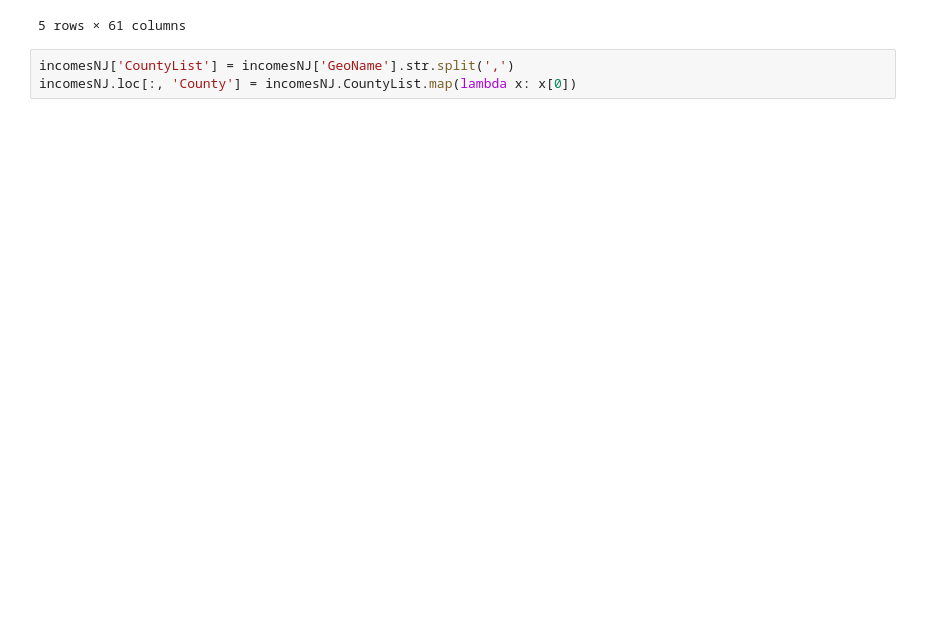
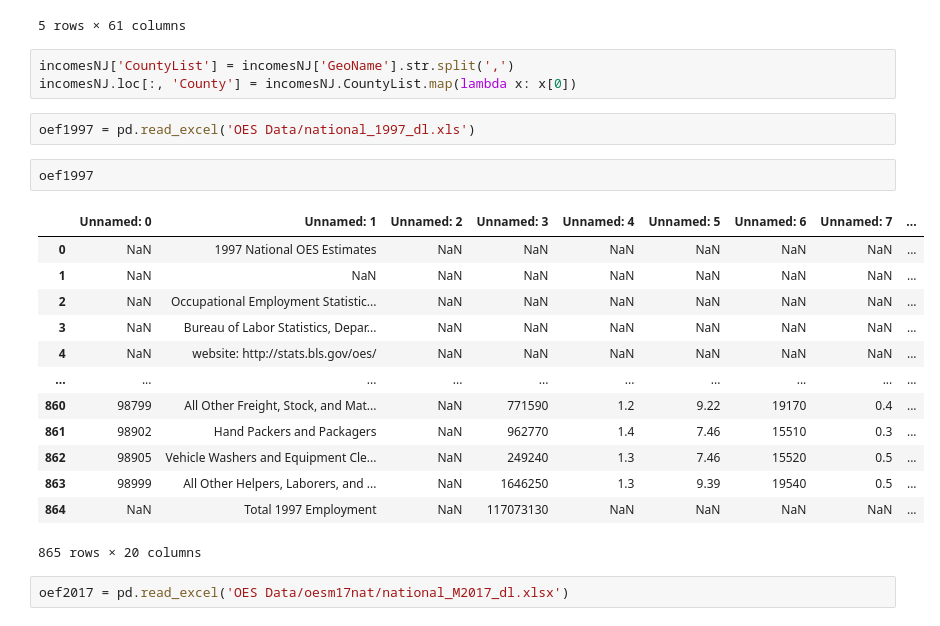
Before and after one commit to danieladea/DS4A-Project, a Jupyter notebook: Teacher Salary Analysis.ipynb, the cells around one changed output. Saved outputs shown, nothing was run; the diff lists cells and outputs as text; blank space fills up the shorter version.

```diff
--- a/Teacher Salary Analysis.ipynb
+++ b/Teacher Salary Analysis.ipynb
@@ -222,3 +244,23 @@ incomesAZ.head()
 # %%
 incomesNJ['CountyList'] = incomesNJ['GeoName'].str.split(',')
 incomesNJ.loc[:, 'County'] = incomesNJ.CountyList.map(lambda x: x[0])
+# %%
+oef1997 = pd.read_excel('OES Data/national_1997_dl.xls')
+# %%
+oef1997
+# %% [output]
+|  | Unnamed: 0 | Unnamed: 1 | Unnamed: 2 | Unnamed: 3 | Unnamed: 4 | Unnamed: 5 | Unnamed: 6 | Unnamed: 7 | ... |
+| 0 | NaN | 1997 National OES Estimates | NaN | NaN | NaN | NaN | NaN | NaN | ... |
+| 1 | NaN | NaN | NaN | NaN | NaN | NaN | NaN | NaN | ... |
+| 2 | NaN | Occupational Employment Statistic... | NaN | NaN | NaN | NaN | NaN | NaN | ... |
+| 3 | NaN | Bureau of Labor Statistics, Depar... | NaN | NaN | NaN | NaN | NaN | NaN | ... |
+| 4 | NaN | website: http://stats.bls.gov/oes/ | NaN | NaN | NaN | NaN | NaN | NaN | ... |
+| ... | ... | ... | ... | ... | ... | ... | ... | ... | ... |
+| 860 | 98799 | All Other Freight, Stock, and Mat... | NaN | 771590 | 1.2 | 9.22 | 19170 | 0.4 | ... |
+| 861 | 98902 | Hand Packers and Packagers | NaN | 962770 | 1.4 | 7.46 | 15510 | 0.3 | ... |
+| 862 | 98905 | Vehicle Washers and Equipment Cle... | NaN | 249240 | 1.3 | 7.46 | 15520 | 0.5 | ... |
+| 863 | 98999 | All Other Helpers, Laborers, and ... | NaN | 1646250 | 1.3 | 9.39 | 19540 | 0.5 | ... |
+| 864 | NaN | Total 1997 Employment | NaN | 117073130 | NaN | NaN | NaN | NaN | ... |
+865 rows × 20 columns
+# %%
+oef2017 = pd.read_excel('OES Data/oesm17nat/national_M2017_dl.xlsx')
```
Also changed, not shown: parts of 26 cells of this notebook, 4 other files.
